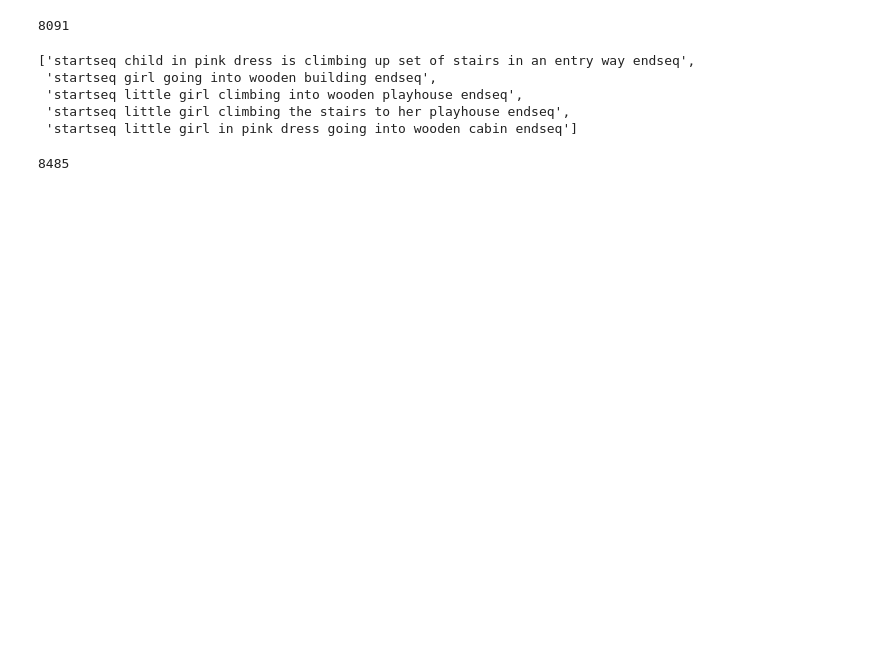
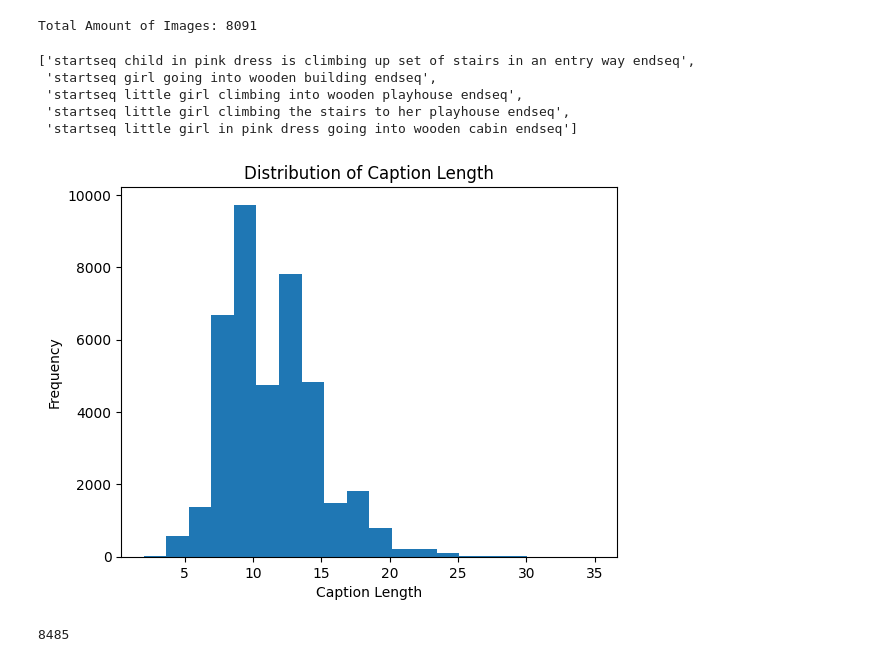
Before and after one commit to AndrewH06/captionify, a Jupyter notebook: main.ipynb, the cells around one changed output. Cells and saved outputs as stored; diff of their text form; code cells hidden in the pictures; blank space fills up the shorter version.

```diff
--- a/main.ipynb
+++ b/main.ipynb
@@ -180,8 +70,10 @@ with open("features.pkl", "rb") as f:
 # %%
-with open(os.path.join(base_direct, 'captions.txt')) as f:
-    next(f)
-    captions_doc = f.read()
+# Opens the caption file
+with open(os.path.join(base_direct, "captions.txt")) as file:
+    next(file)
+    captions_doc = file.read()
 
+# Seperate the image id from the caption and adds it to the mapping dictionary
 mapping = {}
 for line in captions_doc.split("\n"):
     tokens = line.split(",")
@@ -193,7 +85,7 @@ for line in captions_doc.split("\n"):
     if image_id not in mapping:
         mapping[image_id] = []
     mapping[image_id].append(caption)
-print(len(mapping))
+print(f"Total Amount of Images: {len(mapping)}")
 # %% [output]
-8091
+Total Amount of Images: 8091
 # %%
@@ -220,4 +111,15 @@ all_cap = []
 for key in mapping:
     for caption in mapping[key]:
         all_cap.append(caption)
+# %%
+# Get the length of each caption in all_cap and plots the distribution
+caption_lengths = [len(caption.split()) for caption in all_cap]
+
+plt.hist(caption_lengths, bins=20)
+plt.xlabel('Caption Length')
+plt.ylabel('Frequency')
+plt.title('Distribution of Caption Length')
+plt.show()
+# %% [output]
+[figure, added]
 # %%
```
Also changed, not shown: parts of 40 cells of this notebook.
